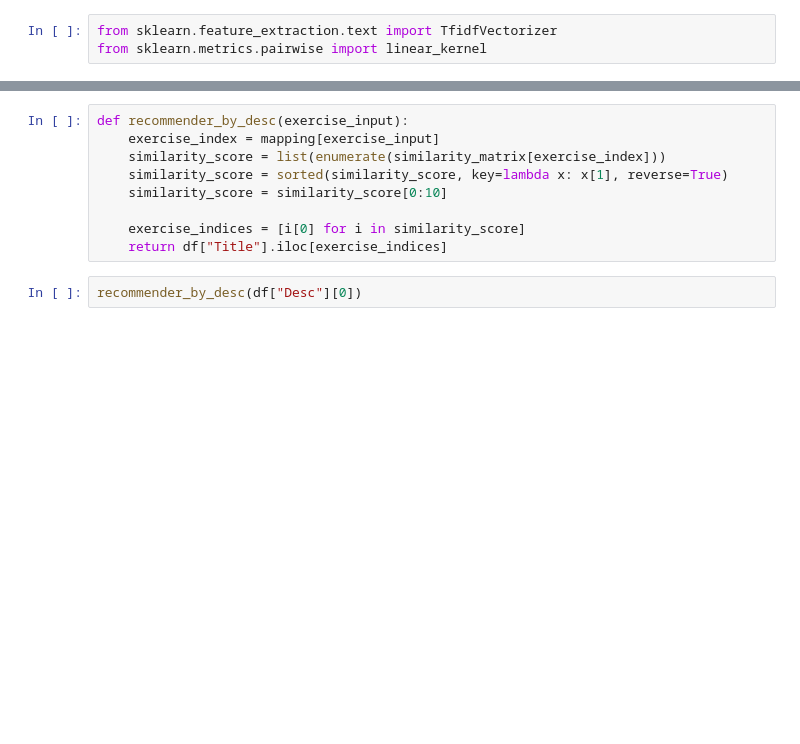
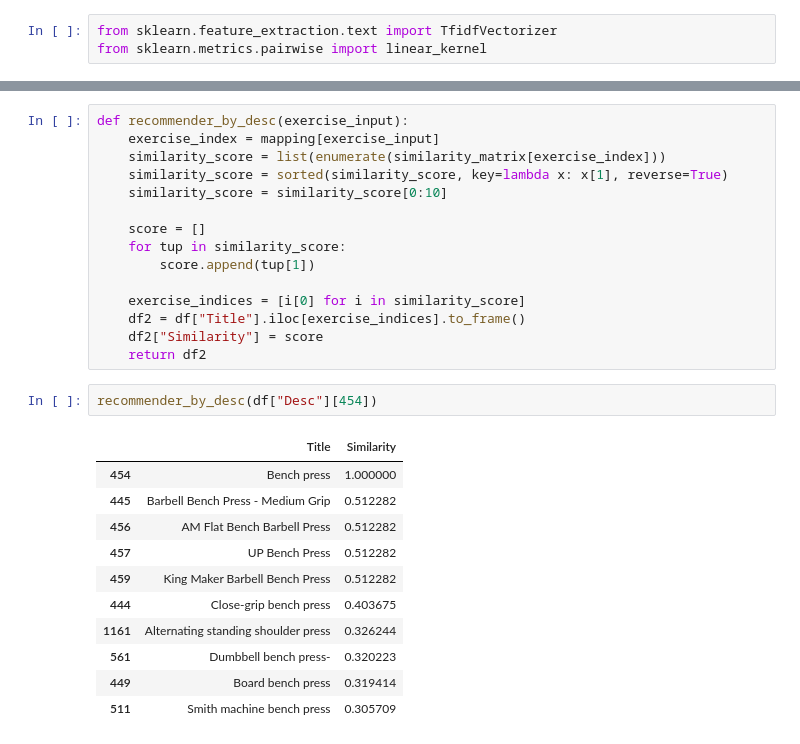
Before and after one commit to tordbm/Exercise-Recommender-System, a Jupyter notebook: recsys.ipynb, the cells around one changed output, grey strips where cells are left out. Saved outputs shown, nothing was run; the diff lists cells and outputs as text; blank space fills up the shorter version.

Commit message:
added similarity to recommeder_by_desc function

```diff
--- a/recsys.ipynb
+++ b/recsys.ipynb
@@ -229,7 +400,25 @@ def recommender_by_desc(exercise_input):
     similarity_score = sorted(similarity_score, key=lambda x: x[1], reverse=True)
     similarity_score = similarity_score[0:10]
 
+    score = []
+    for tup in similarity_score:
+        score.append(tup[1])
+
     exercise_indices = [i[0] for i in similarity_score]
-    return df["Title"].iloc[exercise_indices]
+    df2 = df["Title"].iloc[exercise_indices].to_frame()
+    df2["Similarity"] = score
+    return df2
 # %%
-recommender_by_desc(df["Desc"][0])
+recommender_by_desc(df["Desc"][454])
+# %% [output]
+|  | Title | Similarity |
+| 454 | Bench press | 1.000000 |
+| 445 | Barbell Bench Press - Medium Grip | 0.512282 |
+| 456 | AM Flat Bench Barbell Press | 0.512282 |
+| 457 | UP Bench Press | 0.512282 |
+| 459 | King Maker Barbell Bench Press | 0.512282 |
+| 444 | Close-grip bench press | 0.403675 |
+| 1161 | Alternating standing shoulder press | 0.326244 |
+| 561 | Dumbbell bench press- | 0.320223 |
+| 449 | Board bench press | 0.319414 |
+| 511 | Smith machine bench press | 0.305709 |
```
Also changed, not shown: parts of 18 cells of this notebook.
